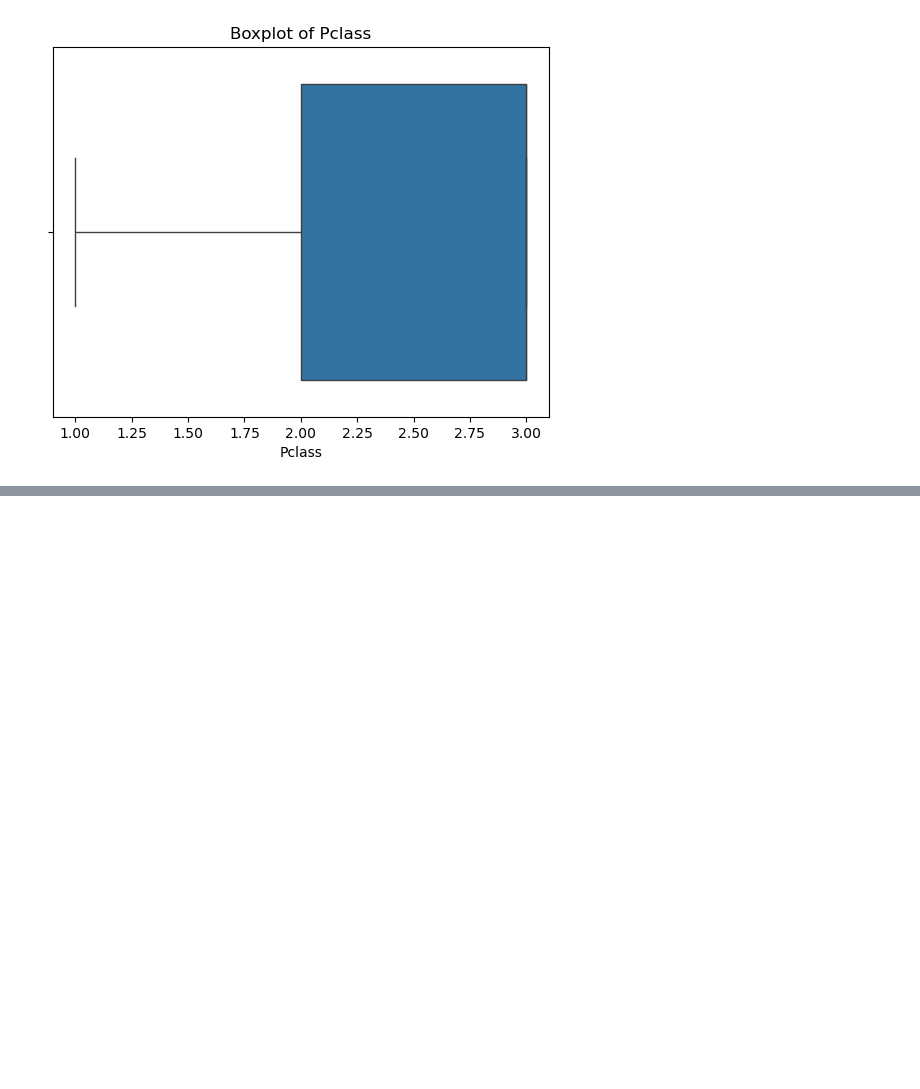
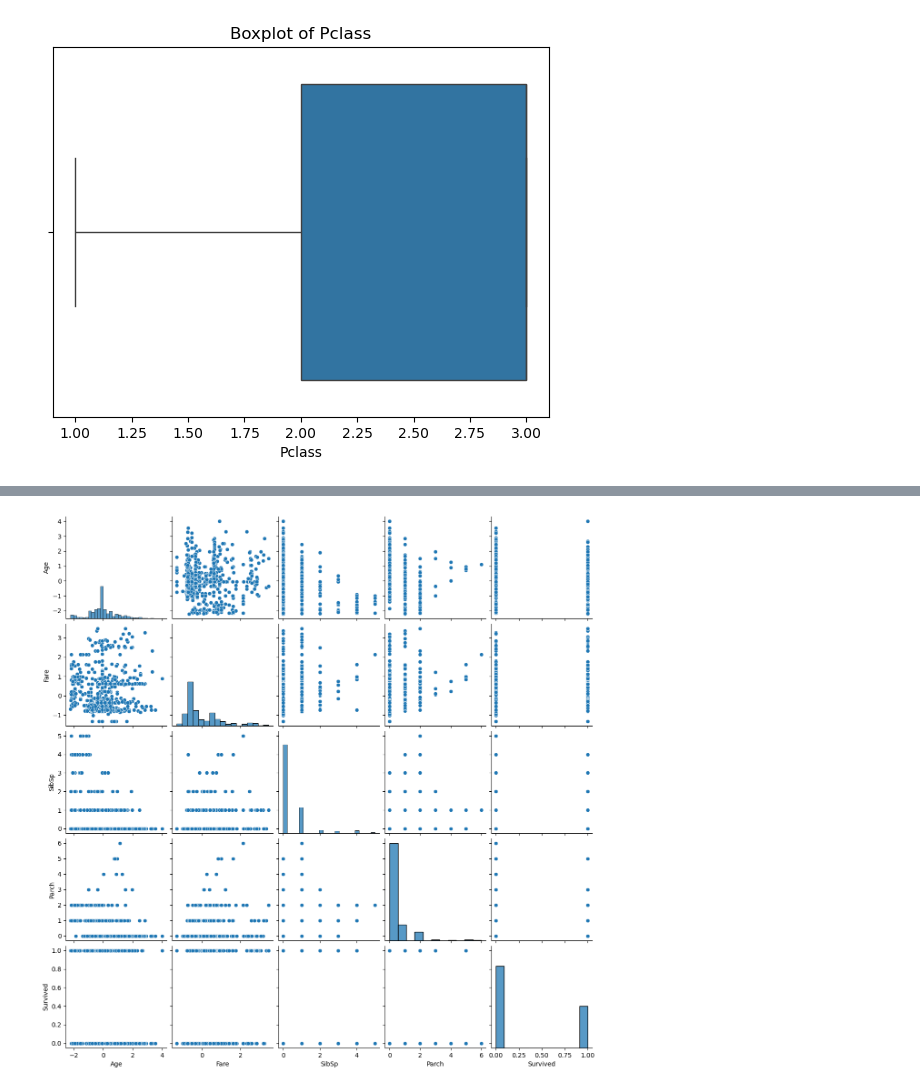
Before and after one commit to Chandu1613/Titanic_EDA, a Jupyter notebook: notebooks/titanic.ipynb, the cells around one changed output, grey strips where cells are left out. Saved outputs shown, nothing was run; the diff lists cells and outputs as text; code cells hidden in the pictures; blank space fills up the shorter version.

```diff
--- a/notebooks/titanic.ipynb
+++ b/notebooks/titanic.ipynb
@@ -194,0 +205,6 @@ for col in num_cols:
+# %%
+sns.pairplot(df[['Age', 'Fare', 'SibSp', 'Parch', 'Survived']])
+plt.savefig('..\\output\\pairplot.png')
+plt.show()
+# %% [output]
+[figure, added]
```
Also changed, not shown: parts of 2 cells of this notebook, 3 other files.
